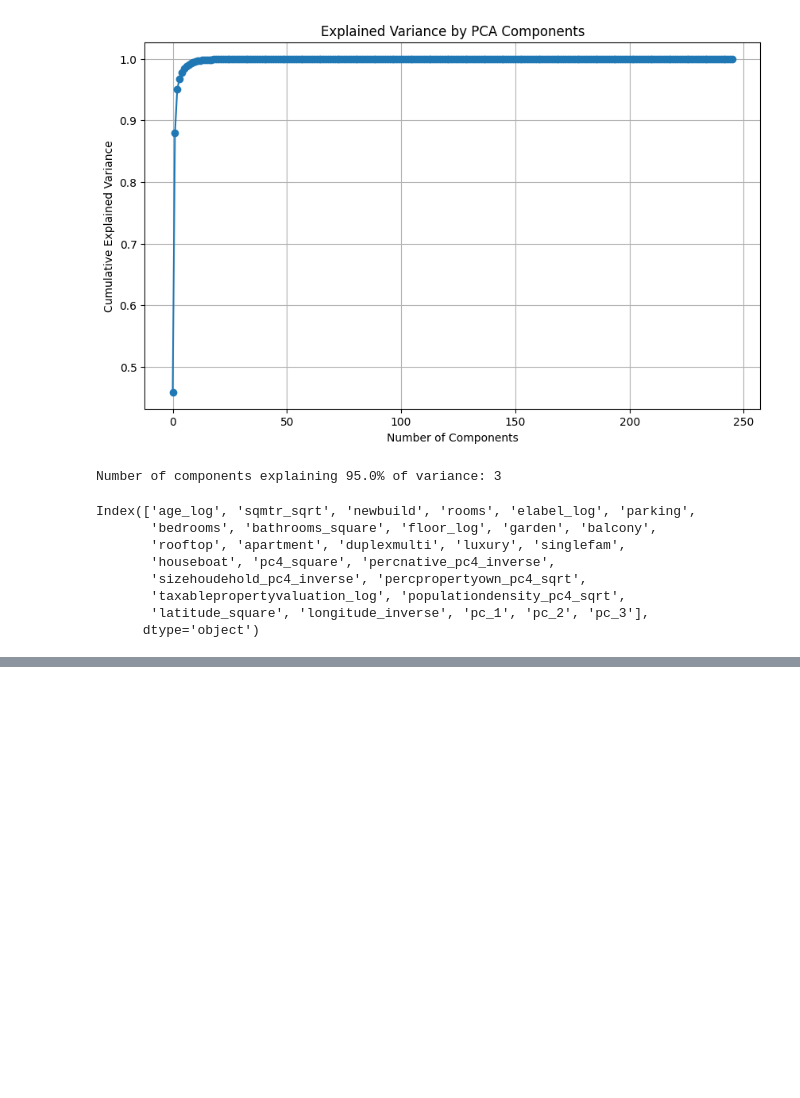
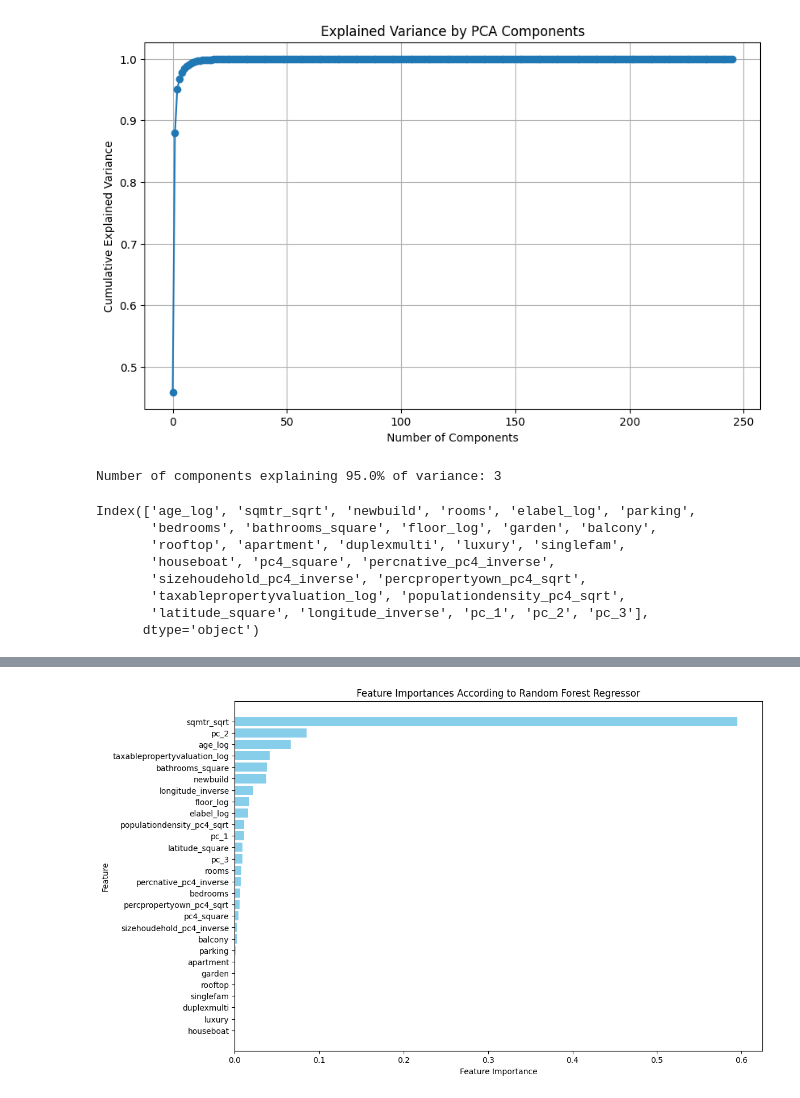
Before and after one commit to TheAphander/rentalprediction, a Jupyter notebook: pca.ipynb, the cells around one changed output, grey strips where cells are left out. Cells and saved outputs as stored; diff of their text form; code cells hidden in the pictures; blank space fills up the shorter version.

```diff
--- a/pca.ipynb
+++ b/pca.ipynb
@@ -438,0 +304,20 @@ plt.show()
+# %%
+num_features = 28
+
+importances = rfr.feature_importances_
+feature_names = X_train_final.columns  # Use column names from the DataFrame
+
+# Sort the feature importances and corresponding feature names
+indices = np.argsort(importances)
+sorted_importances = importances[indices]
+sorted_feature_names = feature_names[indices]
+
+# Plot the bar chart
+plt.figure(figsize=(12, 8))
+plt.barh(sorted_feature_names, sorted_importances, color='skyblue')
+plt.xlabel('Feature Importance')
+plt.ylabel('Feature')
+plt.title('Feature Importances According to Random Forest Regressor')
+plt.show()
+# %% [output]
+[figure, added]
```
Also changed, not shown: parts of 12 cells of this notebook.
